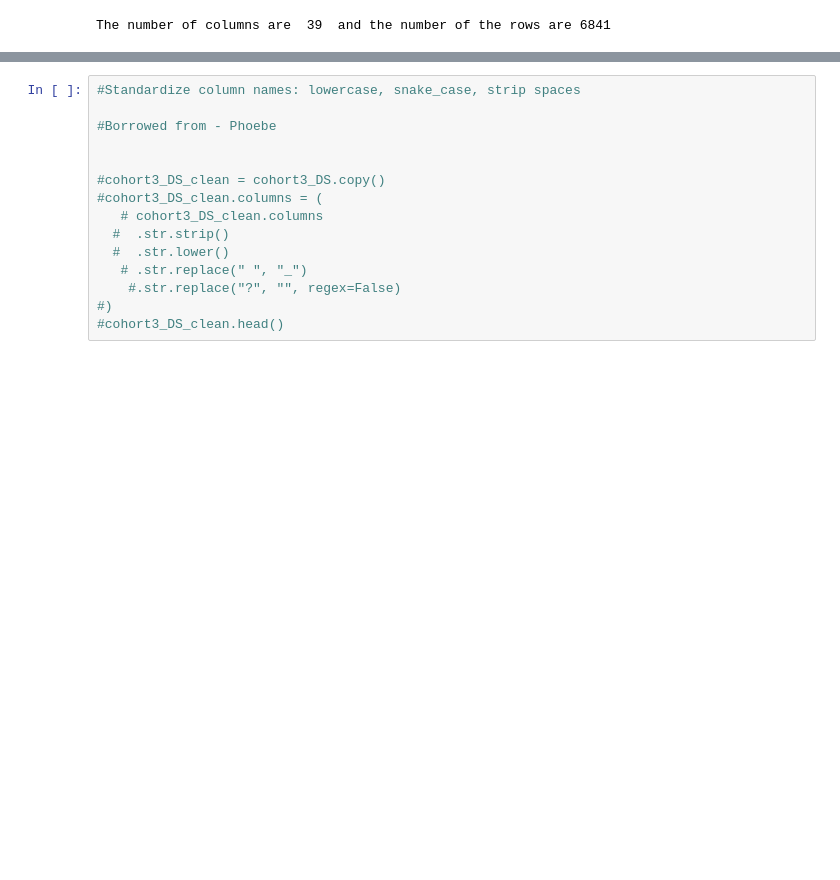
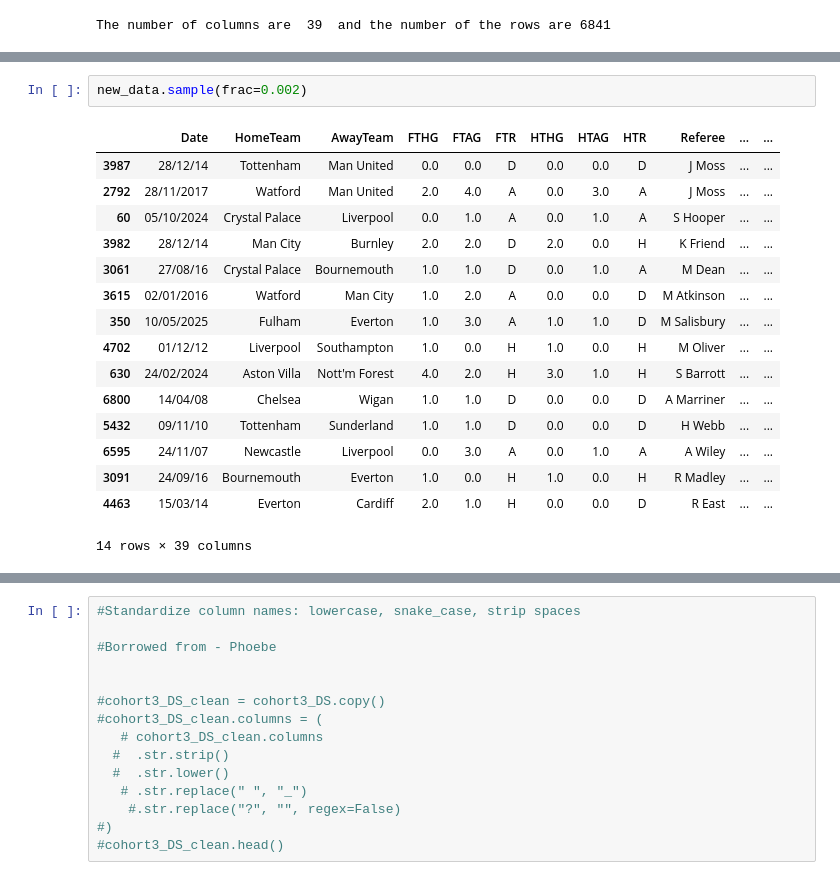
Before and after one commit to Jnyambok/Soca-Scores, a Jupyter notebook: experiments/notebooks/data_cleaning.ipynb, the cells around one changed output, grey strips where cells are left out. Saved outputs shown, nothing was run; the diff lists cells and outputs as text; blank space fills up the shorter version.

```diff
--- a/experiments/notebooks/data_cleaning.ipynb
+++ b/experiments/notebooks/data_cleaning.ipynb
@@ -142,3 +167,22 @@ new_data.head(5)
+# %%
+new_data.sample(frac=0.002)
+# %% [output]
+|  | Date | HomeTeam | AwayTeam | FTHG | FTAG | FTR | HTHG | HTAG | HTR | Referee | ... | ... |
+| 3987 | 28/12/14 | Tottenham | Man United | 0.0 | 0.0 | D | 0.0 | 0.0 | D | J Moss | ... | ... |
+| 2792 | 28/11/2017 | Watford | Man United | 2.0 | 4.0 | A | 0.0 | 3.0 | A | J Moss | ... | ... |
+| 60 | 05/10/2024 | Crystal Palace | Liverpool | 0.0 | 1.0 | A | 0.0 | 1.0 | A | S Hooper | ... | ... |
+| 3982 | 28/12/14 | Man City | Burnley | 2.0 | 2.0 | D | 2.0 | 0.0 | H | K Friend | ... | ... |
+| 3061 | 27/08/16 | Crystal Palace | Bournemouth | 1.0 | 1.0 | D | 0.0 | 1.0 | A | M Dean | ... | ... |
+| 3615 | 02/01/2016 | Watford | Man City | 1.0 | 2.0 | A | 0.0 | 0.0 | D | M Atkinson | ... | ... |
+| 350 | 10/05/2025 | Fulham | Everton | 1.0 | 3.0 | A | 1.0 | 1.0 | D | M Salisbury | ... | ... |
+| 4702 | 01/12/12 | Liverpool | Southampton | 1.0 | 0.0 | H | 1.0 | 0.0 | H | M Oliver | ... | ... |
+| 630 | 24/02/2024 | Aston Villa | Nott'm Forest | 4.0 | 2.0 | H | 3.0 | 1.0 | H | S Barrott | ... | ... |
+| 6800 | 14/04/08 | Chelsea | Wigan | 1.0 | 1.0 | D | 0.0 | 0.0 | D | A Marriner | ... | ... |
+| 5432 | 09/11/10 | Tottenham | Sunderland | 1.0 | 1.0 | D | 0.0 | 0.0 | D | H Webb | ... | ... |
+| 6595 | 24/11/07 | Newcastle | Liverpool | 0.0 | 3.0 | A | 0.0 | 1.0 | A | A Wiley | ... | ... |
+| 3091 | 24/09/16 | Bournemouth | Everton | 1.0 | 0.0 | H | 1.0 | 0.0 | H | R Madley | ... | ... |
+| 4463 | 15/03/14 | Everton | Cardiff | 2.0 | 1.0 | H | 0.0 | 0.0 | D | R East | ... | ... |
+14 rows × 39 columns
 # %%
 print(new_data.sample(10))
 # %% [output]
```
Also changed, not shown: parts of 10 cells of this notebook, 1 other file.
